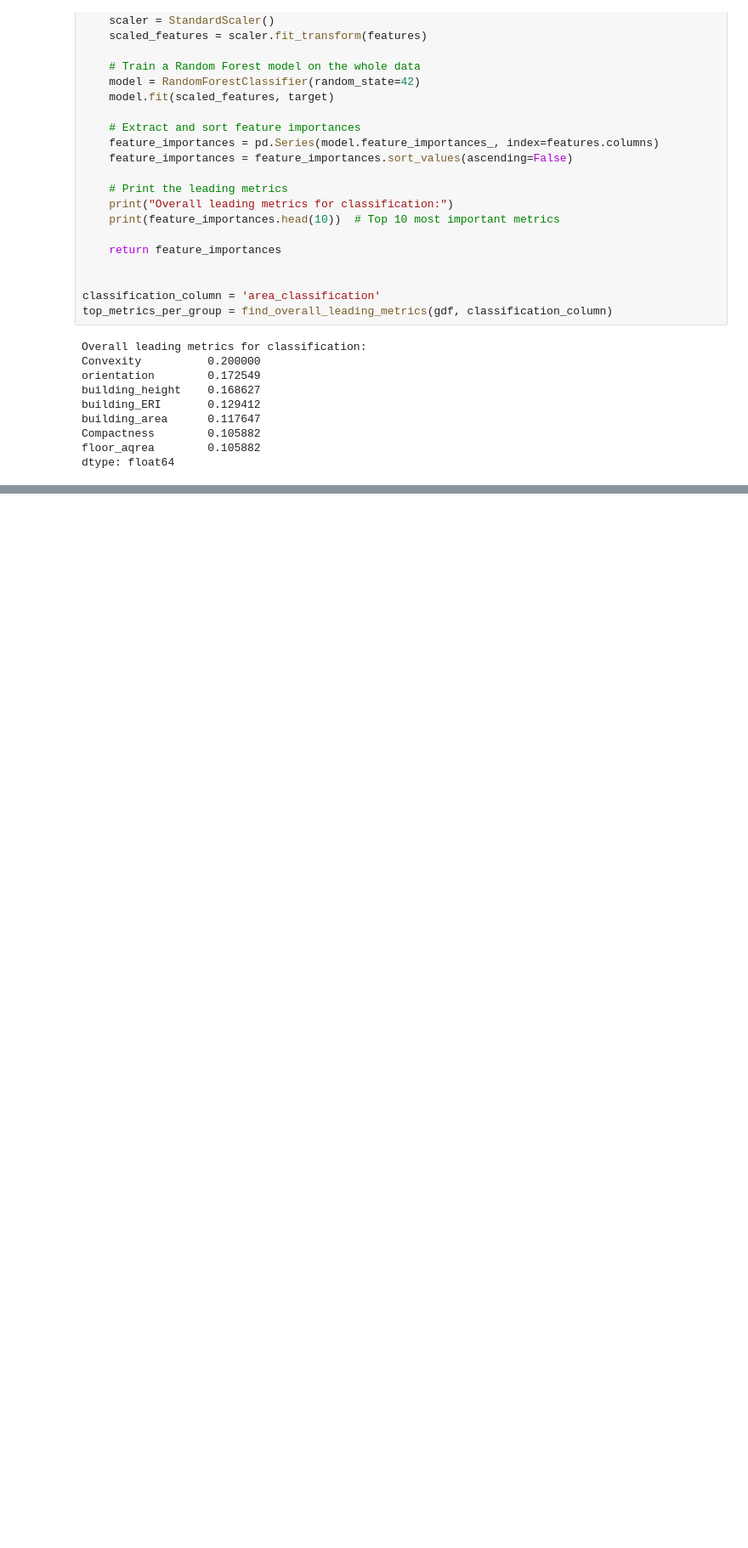
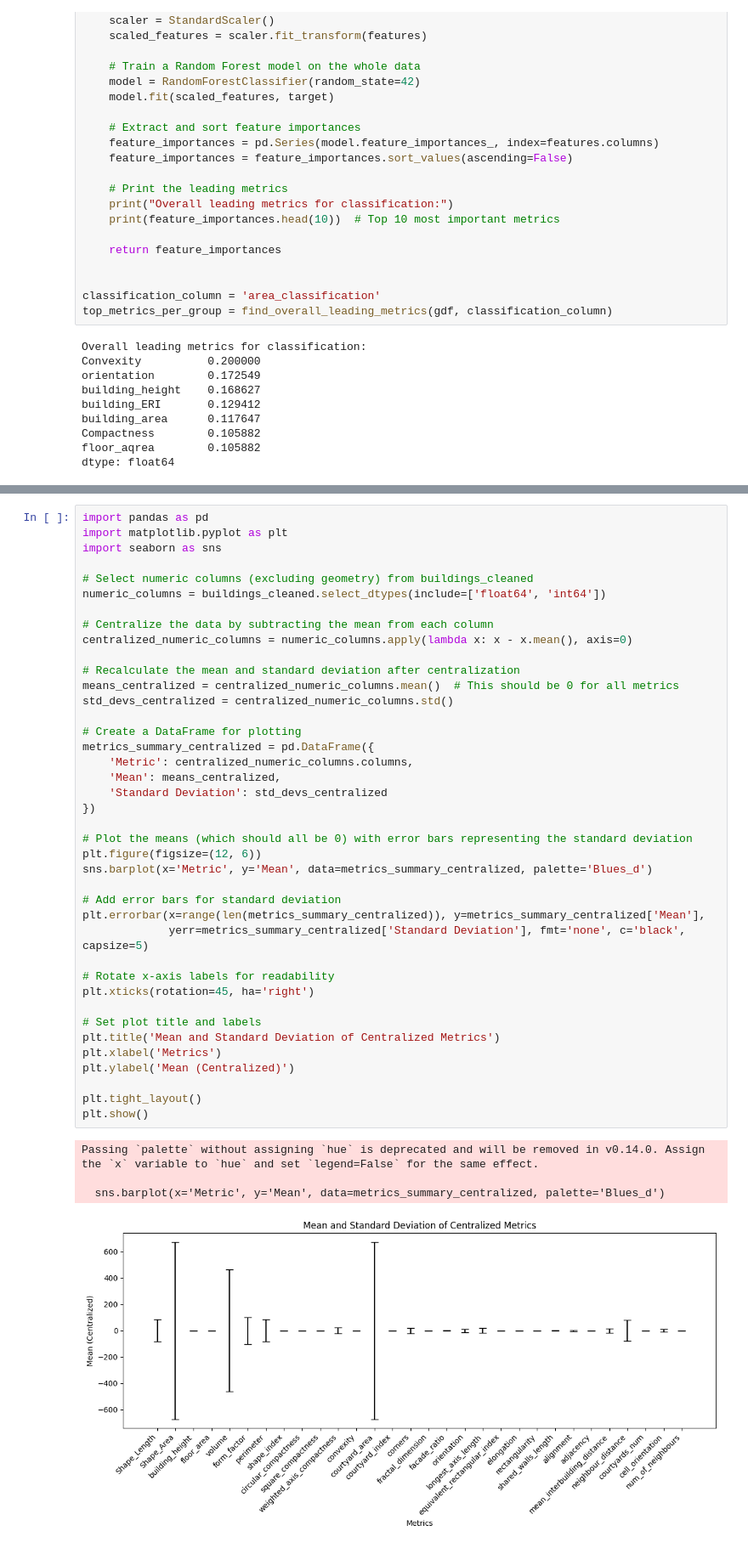
Before and after one commit to amirkl91/ClusterOn, a Jupyter notebook: Notebooks/metrics_learning.ipynb, the cells around one changed output, grey strips where cells are left out. Shown at 85% size. Saved outputs shown, nothing was run; the diff lists cells and outputs as text; blank space fills up the shorter version.

```diff
--- a/Notebooks/metrics_learning.ipynb
+++ b/Notebooks/metrics_learning.ipynb
@@ -279,0 +365,45 @@ dtype: float64
+# %%
+import pandas as pd
+import matplotlib.pyplot as plt
+import seaborn as sns
+
+# Select numeric columns (excluding geometry) from buildings_cleaned
+numeric_columns = buildings_cleaned.select_dtypes(include=['float64', 'int64'])
+
+# Centralize the data by subtracting the mean from each column
+centralized_numeric_columns = numeric_columns.apply(lambda x: x - x.mean(), axis=0)
+
+# Recalculate the mean and standard deviation after centralization
+means_centralized = centralized_numeric_columns.mean()  # This should be 0 for all metrics
+std_devs_centralized = centralized_numeric_columns.std()
+
+# Create a DataFrame for plotting
+metrics_summary_centralized = pd.DataFrame({
+    'Metric': centralized_numeric_columns.columns,
+    'Mean': means_centralized,
+    'Standard Deviation': std_devs_centralized
+})
+
+# Plot the means (which should all be 0) with error bars representing the standard deviation
+plt.figure(figsize=(12, 6))
+sns.barplot(x='Metric', y='Mean', data=metrics_summary_centralized, palette='Blues_d')
+
+# Add error bars for standard deviation
+plt.errorbar(x=range(len(metrics_summary_centralized)), y=metrics_summary_centralized['Mean'],
+             yerr=metrics_summary_centralized['Standard Deviation'], fmt='none', c='black', capsize=5)
+
+# Rotate x-axis labels for readability
+plt.xticks(rotation=45, ha='right')
+
+# Set plot title and labels
+plt.title('Mean and Standard Deviation of Centralized Metrics')
+plt.xlabel('Metrics')
+plt.ylabel('Mean (Centralized)')
+
+plt.tight_layout()
+plt.show()
+# %% [output]
+Passing `palette` without assigning `hue` is deprecated and will be removed in v0.14.0. Assign the `x` variable to `hue` and set `legend=False` for the same effect.
+
+  sns.barplot(x='Metric', y='Mean', data=metrics_summary_centralized, palette='Blues_d')
+[figure, added]
```
Also changed, not shown: parts of 18 cells of this notebook.
